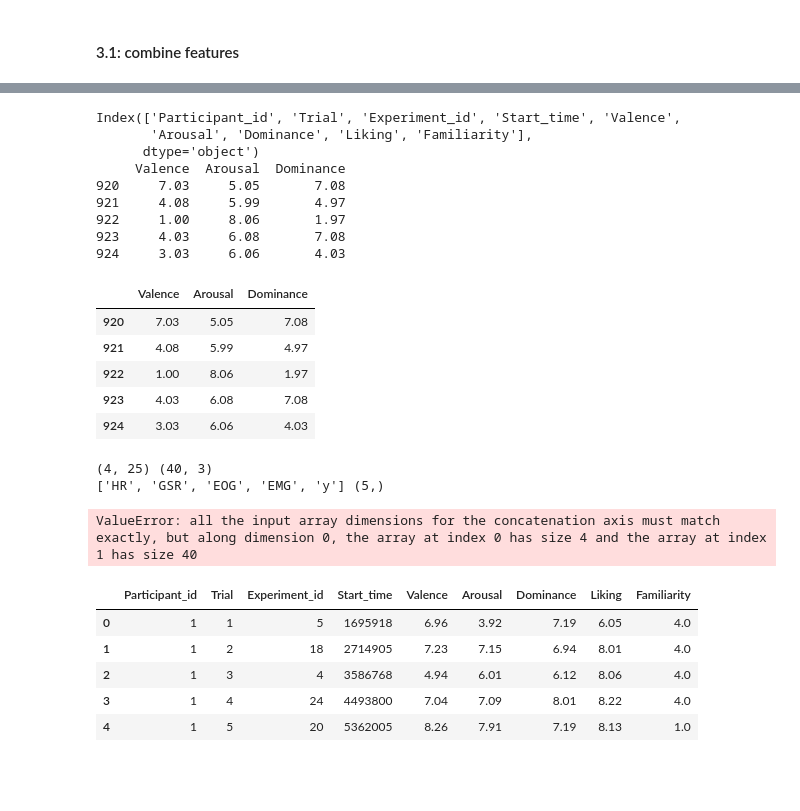
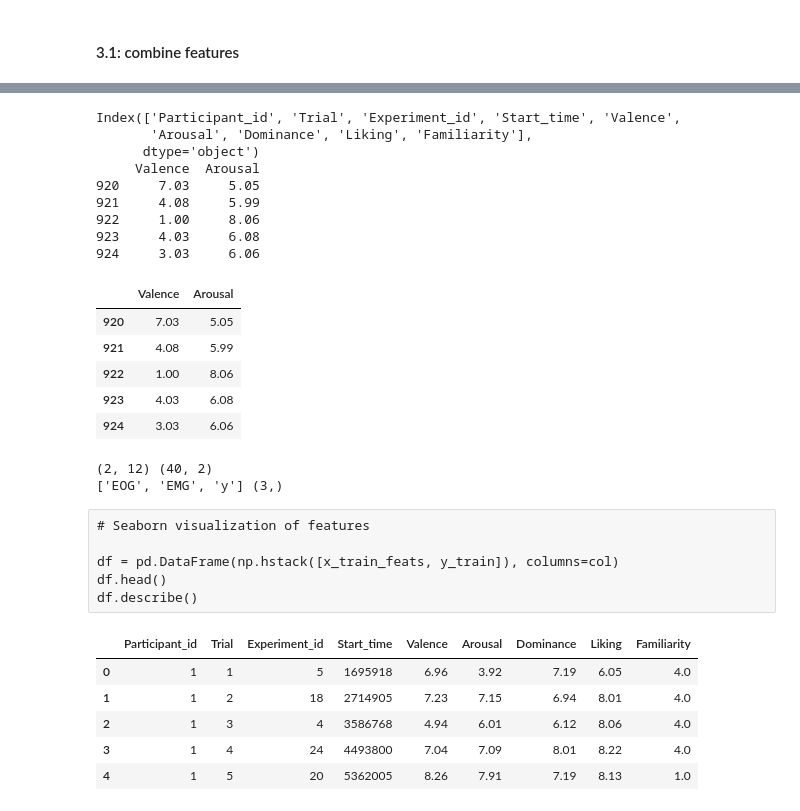
Before and after one commit to Simurgh818/BMED_6517_emotional_state_classifier, a Jupyter notebook: emotional_state_classifier.ipynb, the cells around one changed output, grey strips where cells are left out. Cells and saved outputs as stored; diff of their text form; code cells hidden in the pictures; blank space fills up the shorter version.

Commit message:
drafting np array for EGO and EMG.

```diff
--- a/emotional_state_classifier.ipynb
+++ b/emotional_state_classifier.ipynb
@@ -160,6 +160,7 @@ print(raw.describe())
 # %% [raw]
 print(raw.ch_names)
 # %%
+subject_id = 24
 ratings = pd.read_csv(ratings_csv_path)
 is_subject =  (ratings['Participant_id'] == subject_id)
 ratings_subj = ratings[is_subject]
@@ -696,45 +688,43 @@ x_train_feats.head()
 # %%
 print(ratings_subj.columns)
 # print(ratings_subj.)
-y_vad = ratings_subj.iloc[:,4:7] #["Valence", "Arousal", "Dominance"]
+y_vad = ratings_subj.iloc[:,4:6] #["Valence", "Arousal", "Dominance"]
 # y_vad
 print(y_vad.head())
 y_train = pd.DataFrame(y_vad)
 y_train.head()
 # %% [output]
 Index(['Participant_id', 'Trial', 'Experiment_id', 'Start_time', 'Valence',
        'Arousal', 'Dominance', 'Liking', 'Familiarity'],
       dtype='object')
-     Valence  Arousal  Dominance
-920     7.03     5.05       7.08
-921     4.08     5.99       4.97
-922     1.00     8.06       1.97
-923     4.03     6.08       7.08
-924     3.03     6.06       4.03
+     Valence  Arousal
+920     7.03     5.05
+921     4.08     5.99
+922     1.00     8.06
+923     4.03     6.08
+924     3.03     6.06
-|  | Valence | Arousal | Dominance |
-| 920 | 7.03 | 5.05 | 7.08 |
-| 921 | 4.08 | 5.99 | 4.97 |
-| 922 | 1.00 | 8.06 | 1.97 |
-| 923 | 4.03 | 6.08 | 7.08 |
-| 924 | 3.03 | 6.06 | 4.03 |
+|  | Valence | Arousal |
+| 920 | 7.03 | 5.05 |
+| 921 | 4.08 | 5.99 |
+| 922 | 1.00 | 8.06 |
+| 923 | 4.03 | 6.08 |
+| 924 | 3.03 | 6.06 |
 # %%
 # Combining: HR, GSR, EOG, and EMG. EEG is not working
 
-feature_names = ['HR', 'GSR', 'EOG', 'EMG']
+feature_names = ['EOG', 'EMG']
 print(np.shape(x_train_feats), np.shape(y_train))
 col=feature_names + ['y']
 print(col, np.shape(col))
 # %% [output]
-(4, 25) (40, 3)
-['HR', 'GSR', 'EOG', 'EMG', 'y'] (5,)
+(2, 12) (40, 2)
+['EOG', 'EMG', 'y'] (3,)
-# %%
-# Seaborn visualization of features
-
-df = pd.DataFrame(np.hstack([x_train_feats, y_train]), columns=col)
-df.head()
-df.describe()
-# %% [output]
-ValueError: all the input array dimensions for the concatenation axis must match exactly, but along dimension 0, the array at index 0 has size 4 and the array at index 1 has size 40
+# %% [raw]
+# Seaborn visualization of features
+
+df = pd.DataFrame(np.hstack([x_train_feats, y_train]), columns=col)
+df.head()
+df.describe()
 # %%
 # sns.pairplot(df, hue='y', diag_kind=None);
 # %%
```
Also changed, not shown: parts of 8 cells of this notebook, 1 other file.
